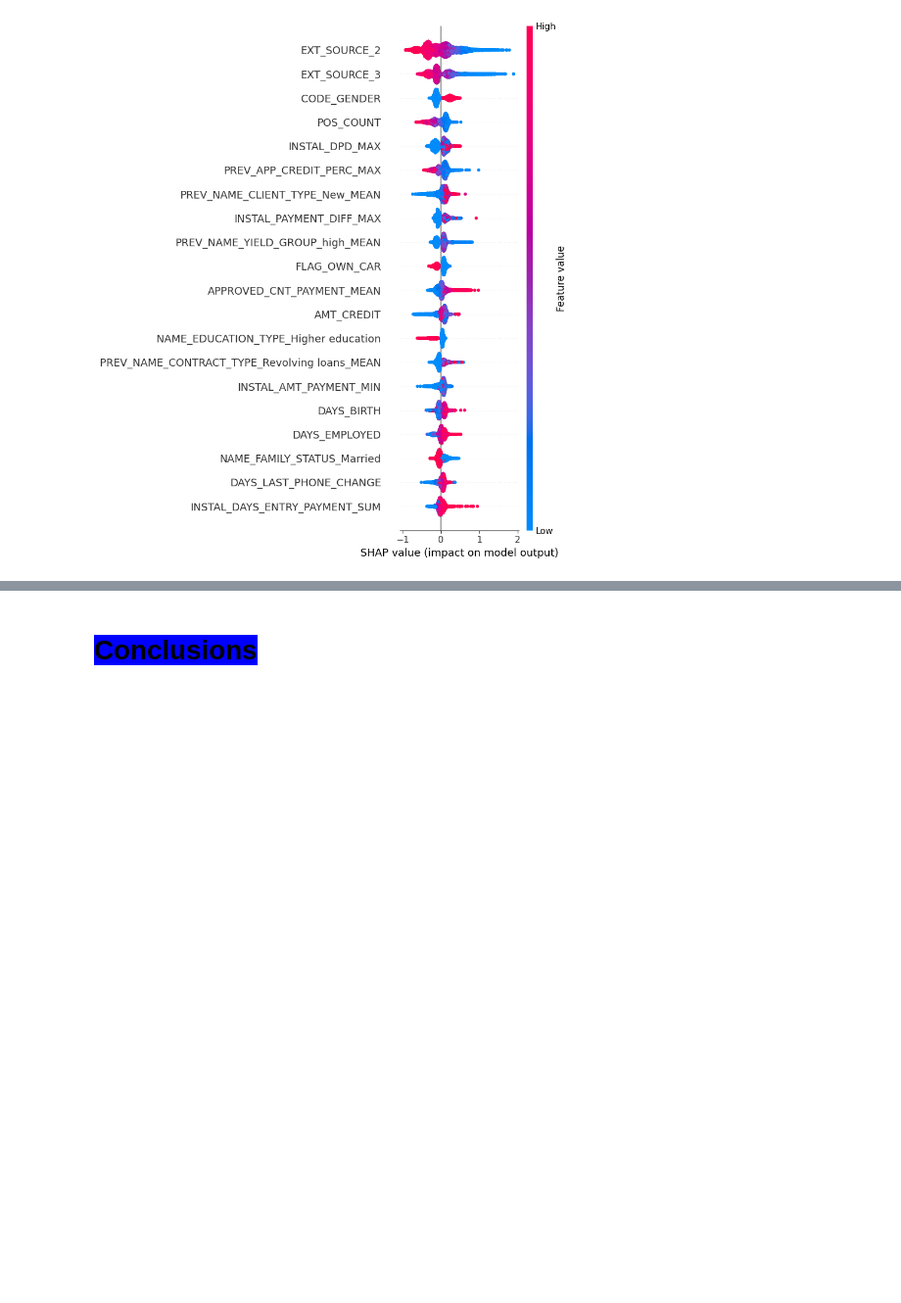
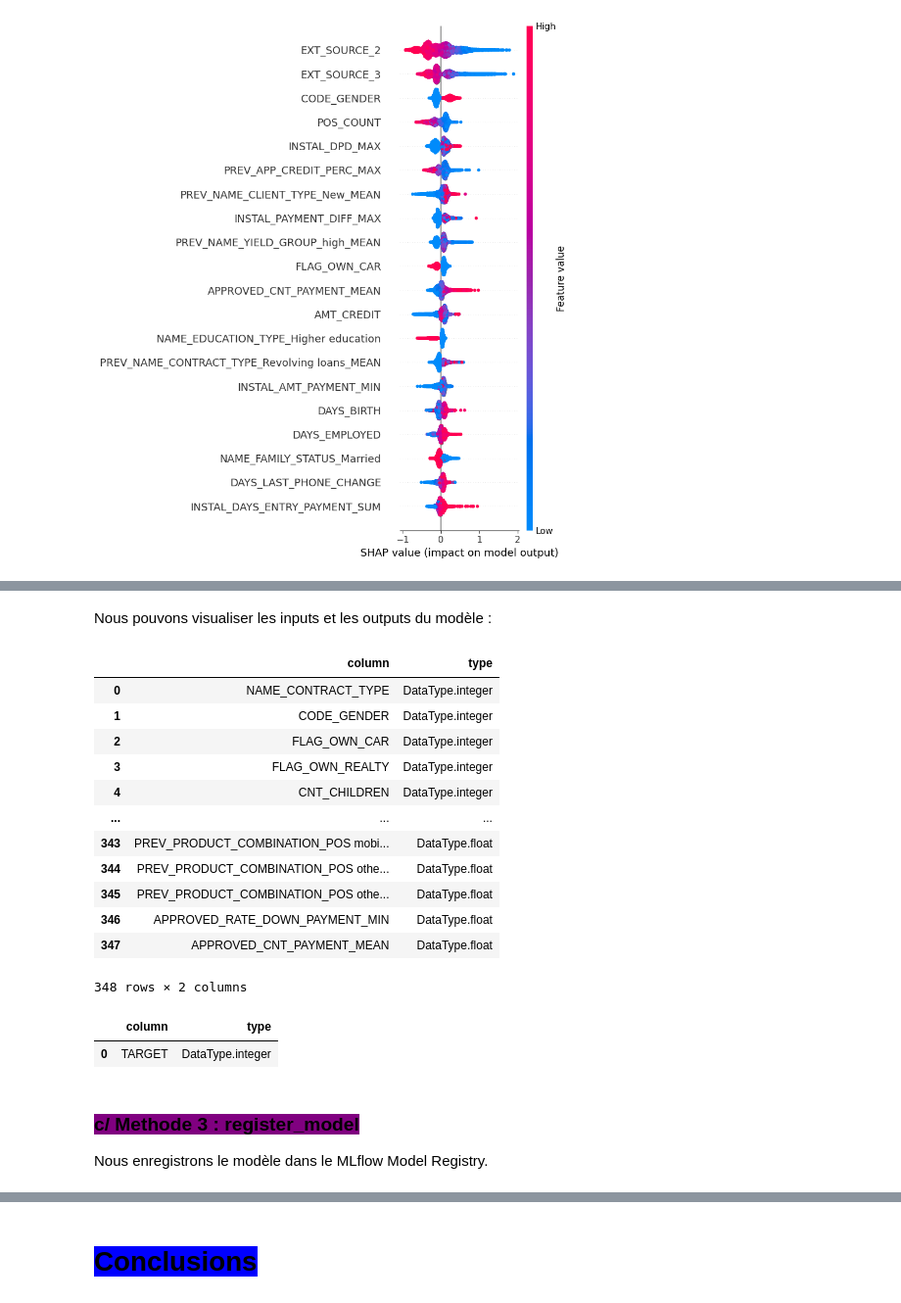
Before and after one commit to pierrickBERTHE/PB7_Scoring_client_de_banque, a Jupyter notebook: Berthe_Pierrick_3_notebook_modelisation_022024.ipynb, the cells around one changed output, grey strips where cells are left out. Shown at 98% size. Saved outputs shown, nothing was run; the diff lists cells and outputs as text; code cells hidden in the pictures; blank space fills up the shorter version.

```diff
--- a/Berthe_Pierrick_3_notebook_modelisation_022024.ipynb
+++ b/Berthe_Pierrick_3_notebook_modelisation_022024.ipynb
@@ -2256,0 +2317,36 @@ shap.summary_plot(shap_values, X_test)
+# %% [markdown]
+Nous pouvons visualiser les inputs et les outputs du modèle :
+# %%
+# Inputs
+input_schema_df = pd.DataFrame(
+    [(col.name, col.type) for col in signature.inputs],
+    columns=['column', 'type']
+)
+display(input_schema_df)
+
+# Outputs
+output_schema_df = pd.DataFrame(
+    [(col.name, col.type) for col in signature.outputs],
+    columns=['column', 'type']
+)
+display(output_schema_df)
+# %% [output]
+|  | column | type |
+| 0 | NAME_CONTRACT_TYPE | DataType.integer |
+| 1 | CODE_GENDER | DataType.integer |
+| 2 | FLAG_OWN_CAR | DataType.integer |
+| 3 | FLAG_OWN_REALTY | DataType.integer |
+| 4 | CNT_CHILDREN | DataType.integer |
+| ... | ... | ... |
+| 343 | PREV_PRODUCT_COMBINATION_POS mobi... | DataType.float |
+| 344 | PREV_PRODUCT_COMBINATION_POS othe... | DataType.float |
+| 345 | PREV_PRODUCT_COMBINATION_POS othe... | DataType.float |
+| 346 | APPROVED_RATE_DOWN_PAYMENT_MIN | DataType.float |
+| 347 | APPROVED_CNT_PAYMENT_MEAN | DataType.float |
+348 rows × 2 columns
+|  | column | type |
+| 0 | TARGET | DataType.integer |
+# %% [markdown]
+### <span style='background:purple'>c/ Methode 3 : register_model</span>
+
+Nous enregistrons le modèle dans le MLflow Model Registry.
```
Also changed, not shown: parts of 25 cells of this notebook, 3 other files.
